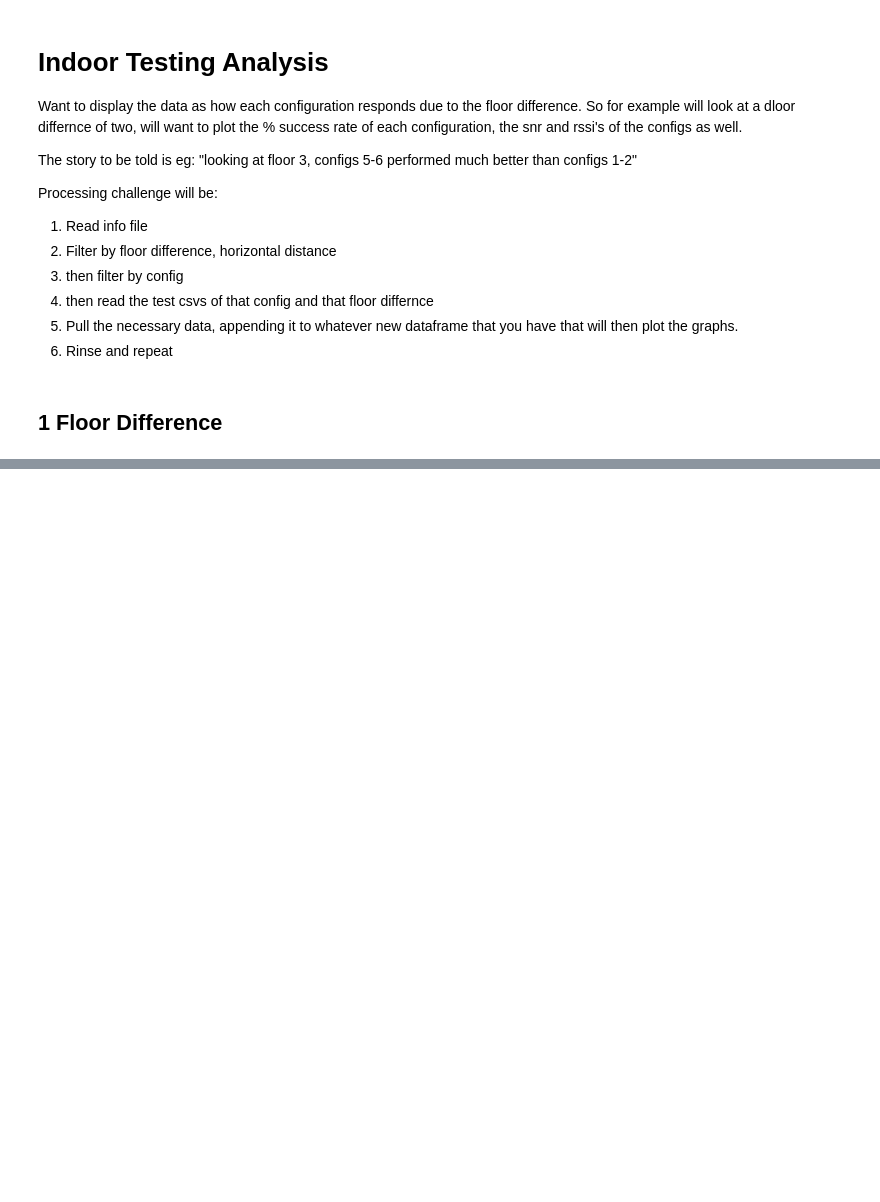
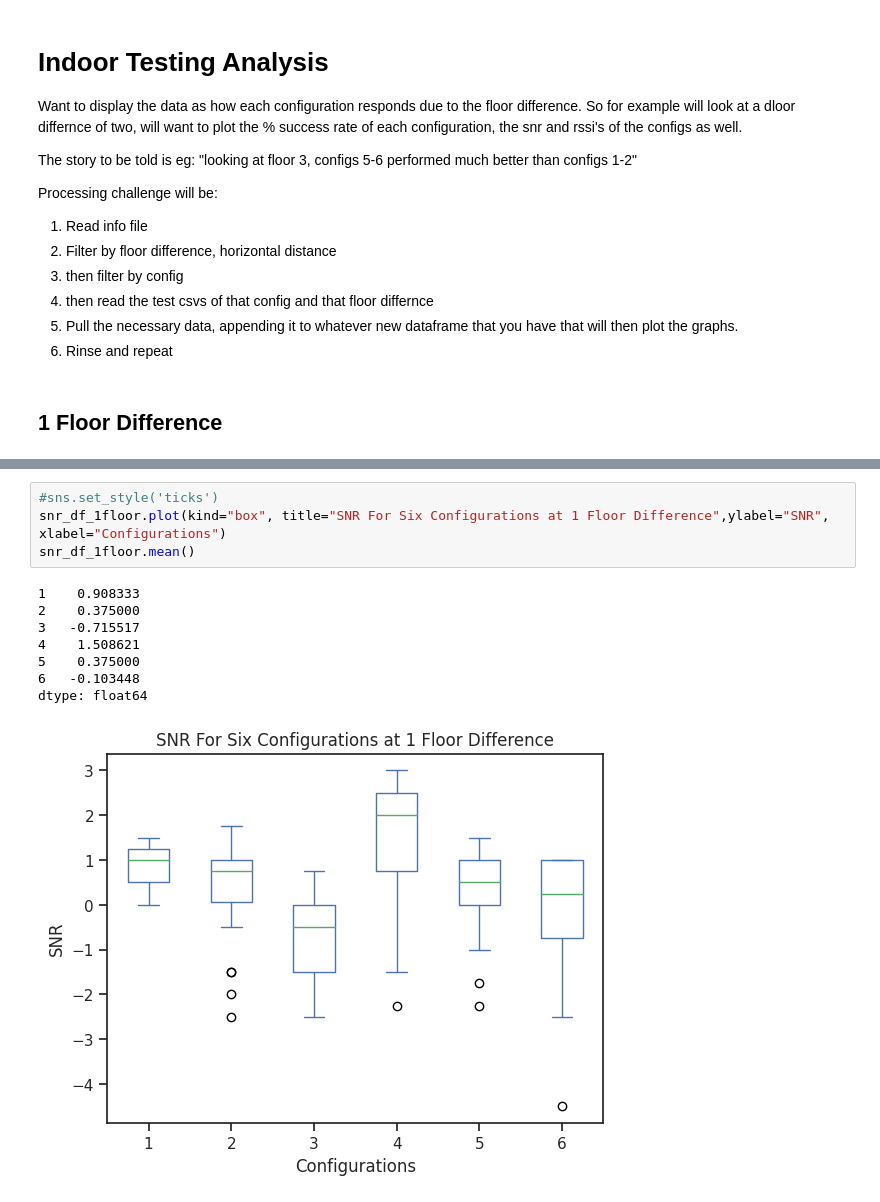
Before and after one commit to marrrk/LoRaDongle, a Jupyter notebook: testing/analyser.ipynb, the cells around one changed output, grey strips where cells are left out. Drawn from its saved outputs; the diff is of its cells as text; blank space fills up the shorter version.

```diff
--- a/testing/analyser.ipynb
+++ b/testing/analyser.ipynb
@@ -238,0 +350,13 @@ print(success_rate_df.head())
+# %%
+#sns.set_style('ticks')
+snr_df_1floor.plot(kind="box", title="SNR For Six Configurations at 1 Floor Difference",ylabel="SNR", xlabel="Configurations")
+snr_df_1floor.mean()
+# %% [output]
+1    0.908333
+2    0.375000
+3   -0.715517
+4    1.508621
+5    0.375000
+6   -0.103448
+dtype: float64
+[figure, added]
```
Also changed, not shown: parts of 27 cells of this notebook, 1 other file.
